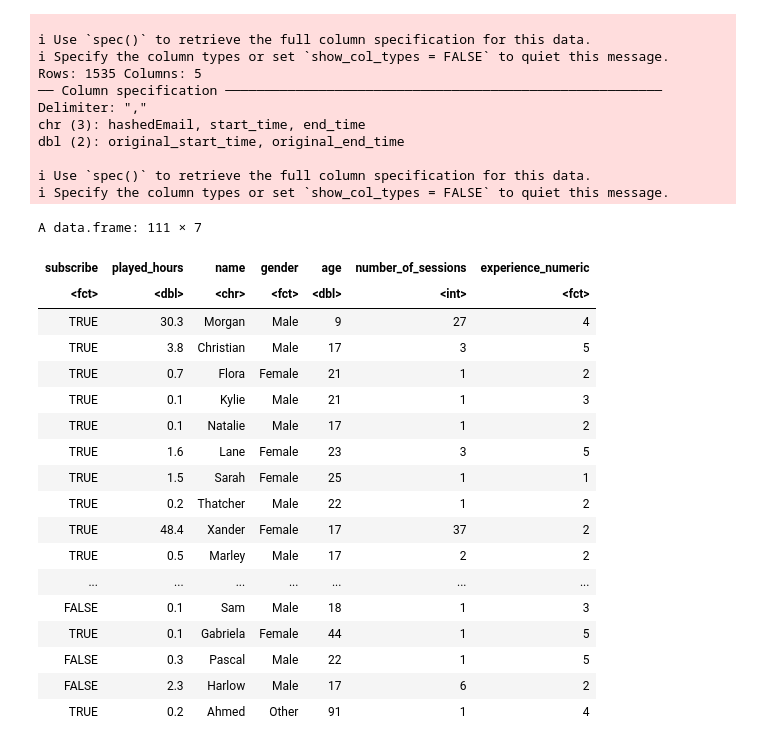
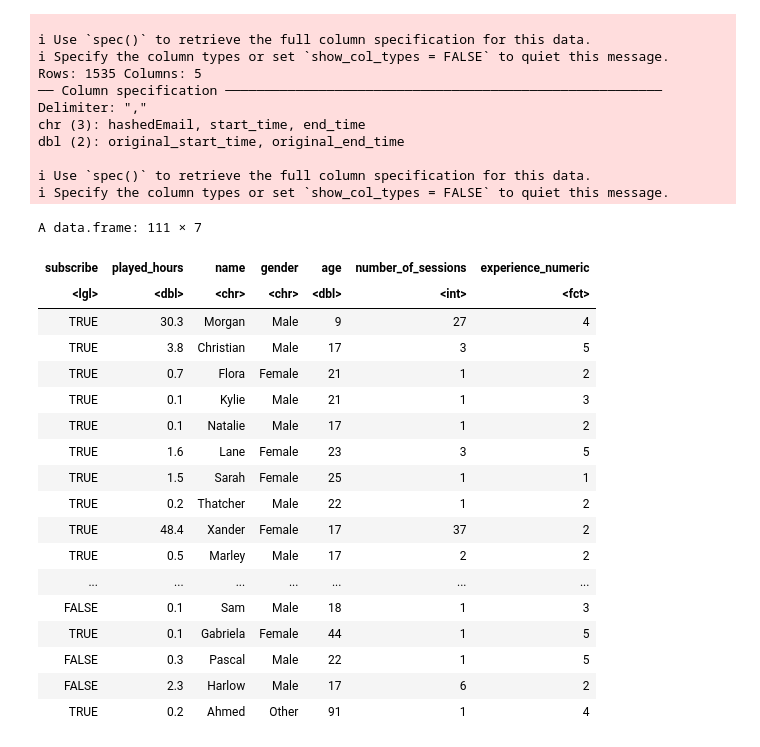
Before and after one commit to harpreeto6/Data_Science_Project, a Jupyter notebook: Minecraft_Analysis.ipynb, the cells around one changed output. Cells and saved outputs as stored; diff of their text form; code cells hidden in the pictures.

```diff
--- a/Minecraft_Analysis.ipynb
+++ b/Minecraft_Analysis.ipynb
@@ -66,7 +66,7 @@ dbl (2): original_start_time, original_end_time
 
 merged_df <- left_join(players_data_df, session_data_df, by = "hashedEmail")|>
 select(-individualId, -organizationName, -original_start_time, - original_end_time, -start_time, -end_time) |>
-filter(played_hours !=0)
+filter(played_hours > 0)
 
 
 sessions_number <- merged_df |>
@@ -74,37 +74,35 @@ group_by(name) |>
   summarise(number_of_sessions = n())
 
 merged_df <- merged_df |>
   left_join(sessions_number, by = "name")
 
 merged_df <- merged_df |>
   mutate(experience_numeric = case_when(
     experience == "Beginner" ~ 1,
     experience == "Amateur" ~ 2,
     experience == "Regular" ~ 3,
     experience == "Pro" ~ 4,
     experience == "Veteran" ~ 5))
 
 merged_exp <- merged_df |>
   distinct(name, .keep_all=TRUE)
 
 merged_fct <- merged_exp |> #Turn all explanatory variables into factors
-mutate(experience_numeric = as_factor(experience_numeric)) |>
-mutate(gender = as_factor(gender)) |>
-mutate(subscribe = as_factor(subscribe))
+mutate(experience_numeric = as_factor(experience_numeric))
 
 #remove columns from dataset we dont need anymore.
 #hashed email and name are unique for each
 #indidivudal so we dont need both present,
 #and we dont need the old experience column
 
 merged_final <- merged_fct |>
     select(-experience, -hashedEmail)
 
 merged_final
 # %% [output]
 A data.frame: 111 × 7
 | subscribe | played_hours | name | gender | age | number_of_sessions | experience_numeric |
-| <fct> | <dbl> | <chr> | <fct> | <dbl> | <int> | <fct> |
+| <lgl> | <dbl> | <chr> | <chr> | <dbl> | <int> | <fct> |
 | TRUE | 30.3 | Morgan | Male | 9 | 27 | 4 |
 | TRUE | 3.8 | Christian | Male | 17 | 3 | 5 |
 | TRUE | 0.7 | Flora | Female | 21 | 1 | 2 |
```
Also changed, not shown: parts of 9 cells of this notebook.
